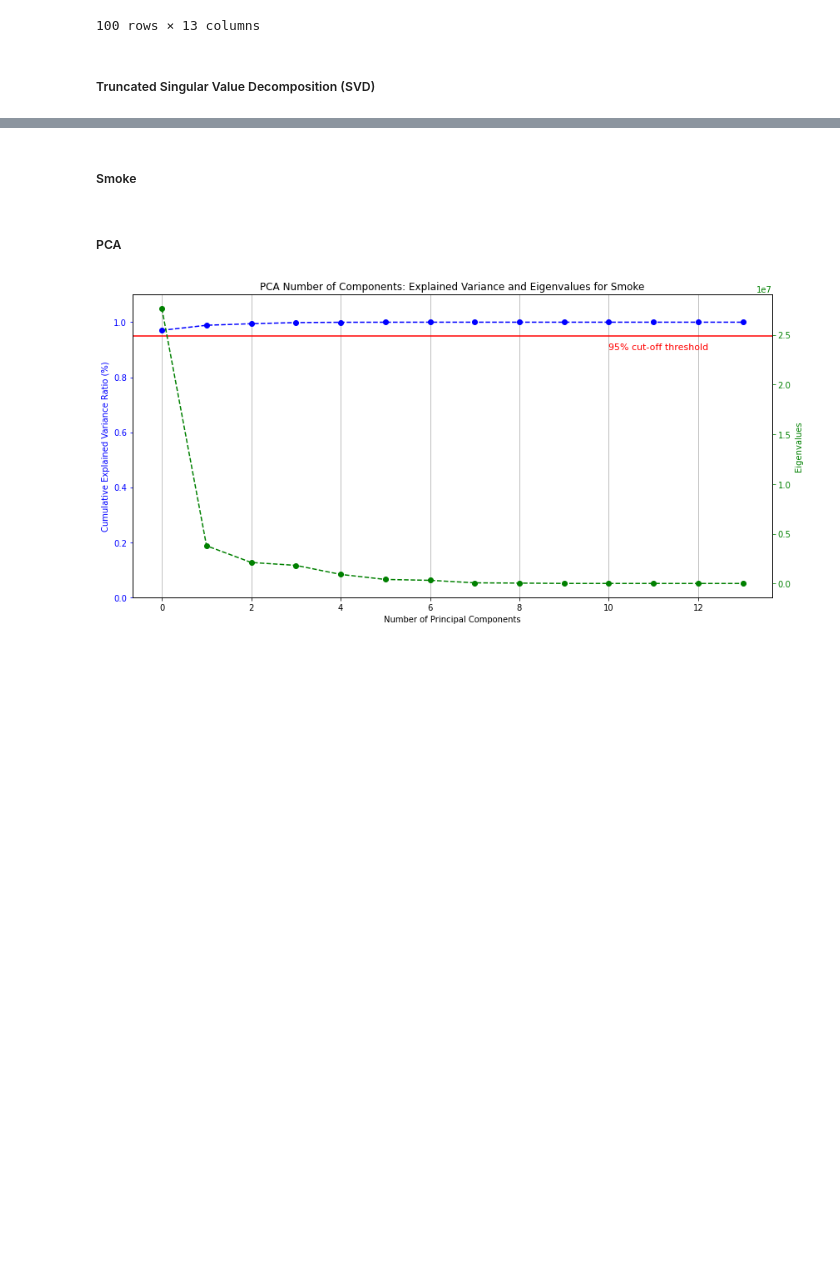
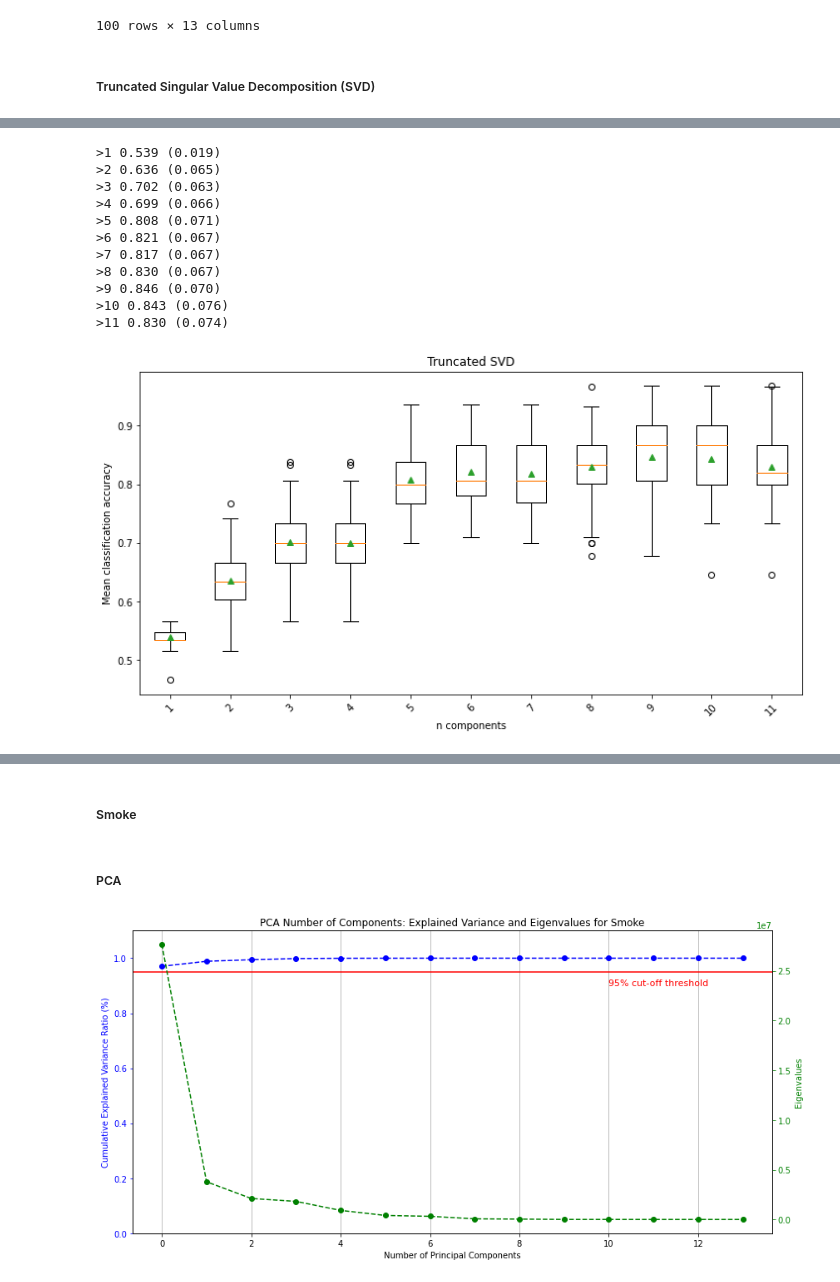
Before and after one commit to adithyav09/gt-ml-assignment-3, a Jupyter notebook: unsupervised_learning_assignment/unsupervised_learning.ipynb, the cells around one changed output, grey strips where cells are left out. Drawn from its saved outputs; the diff is of its cells as text; code cells hidden in the pictures; blank space fills up the shorter version.

```diff
--- a/unsupervised_learning_assignment/unsupervised_learning.ipynb
+++ b/unsupervised_learning_assignment/unsupervised_learning.ipynb
@@ -453,0 +441,15 @@ plt.show()
+# %%
+run_SVD(X_heart, y_heart)
+# %% [output]
+>1 0.539 (0.019)
+>2 0.636 (0.065)
+>3 0.702 (0.063)
+>4 0.699 (0.066)
+>5 0.808 (0.071)
+>6 0.821 (0.067)
+>7 0.817 (0.067)
+>8 0.830 (0.067)
+>9 0.846 (0.070)
+>10 0.843 (0.076)
+>11 0.830 (0.074)
+[figure, added]
```
Also changed, not shown: parts of 27 cells of this notebook.
